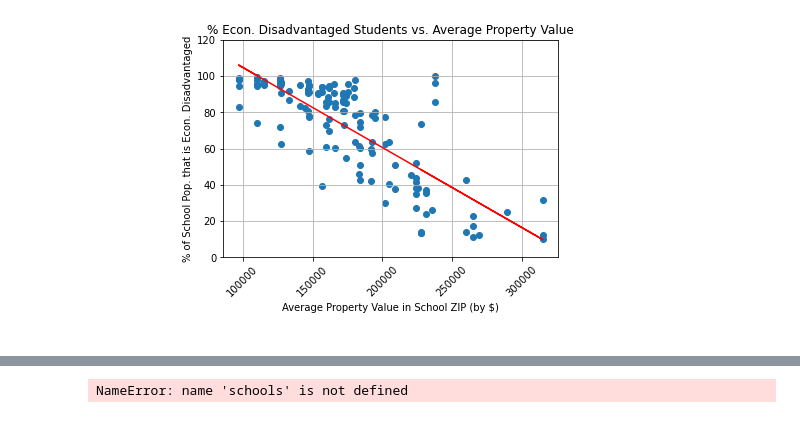
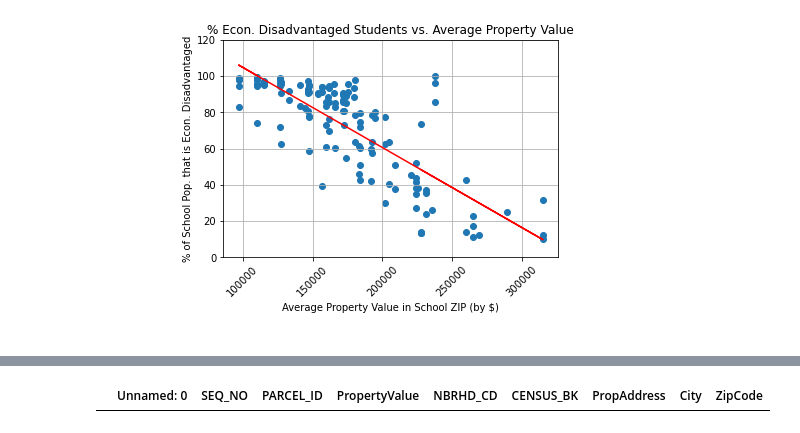
Before and after one commit to gregb23/Project1_Group4, a Jupyter notebook: KS/school_visuals.ipynb, the cells around one changed output, grey strips where cells are left out. Drawn from its saved outputs; the diff is of its cells as text; code cells hidden in the pictures.

```diff
--- a/KS/school_visuals.ipynb
+++ b/KS/school_visuals.ipynb
@@ -305,0 +331,5 @@ NameError: name 'crime_data' is not defined
+# %%
+home_value_zip = home_values_clean.loc[(home_values_clean["ZipCode"]=="33613")|(home_values_clean["ZipCode"]=="33556")]
+home_value_zip
+# %% [output]
+|  | Unnamed: 0 | SEQ_NO | PARCEL_ID | PropertyValue | NBRHD_CD | CENSUS_BK | PropAddress | City | ZipCode |
@@ -306,39 +369,37 @@ NameError: name 'crime_data' is not defined
 # %%
-# Create heat map of school locations weighted by property value
+# # Create heat map of school locations weighted by property value
 
-# Configure gmaps
-gmaps.configure(api_key = g_key)
+# # Configure gmaps
+# gmaps.configure(api_key = g_key)
 
-# Get lat/long of schools
-# Loop through school names and get weather data for each one
-for school in schools:
-    try:
-        school_response = requests.get(f"{url}q={city}&APPID={weather_api_key}&units={units}").json()
+# # Get lat/long of schools
+# # Loop through school names and get weather data for each one
+# for school in schools:
+#     try:
+#         school_response = requests.get(f"{url}q={city}&APPID={weather_api_key}&units={units}").json()
 
-        name.append(weather_response['name'])
-        lat.append(weather_response['coord']['lat'])
-        lng.append(weather_response['coord']['lon'])
+#         name.append(weather_response['name'])
+#         lat.append(weather_response['coord']['lat'])
+#         lng.append(weather_response['coord']['lon'])
 
-    # Skip city entries with no data
-    except (KeyError, IndexError):
-        pass
+#     # Skip city entries with no data
+#     except (KeyError, IndexError):
+#         pass
 
-    # Set timer so as not to make more requests per minute than allotted by API
-    time.sleep(1)
+#     # Set timer so as not to make more requests per minute than allotted by API
+#     time.sleep(1)
 
 
-# Store map data in variables
-locations = cities_weather[["Lat", "Lng"]]
-value = grade_w_value_19["Avg Prop Value"]
+# # Store map data in variables
+# locations = cities_weather[["Lat", "Lng"]]
+# value = grade_w_value_19["Avg Prop Value"]
 
-#Plot map
-fig = gmaps.figure(map_type='ROADMAP', center = [0, 0], zoom_level = 1.85)
+# #Plot map
+# fig = gmaps.figure(map_type='ROADMAP', center = [0, 0], zoom_level = 1.85)
 
-# Create heat layer
-heatmap = gmaps.heatmap_layer(locations, weights = humidity)
-fig.add_layer(heatmap)
+# # Create heat layer
+# heatmap = gmaps.heatmap_layer(locations, weights = humidity)
+# fig.add_layer(heatmap)
 
-#Display map
-fig
+# #Display map
+# fig
-# %% [output]
-NameError: name 'schools' is not defined
```
Also changed, not shown: parts of 6 cells of this notebook.
